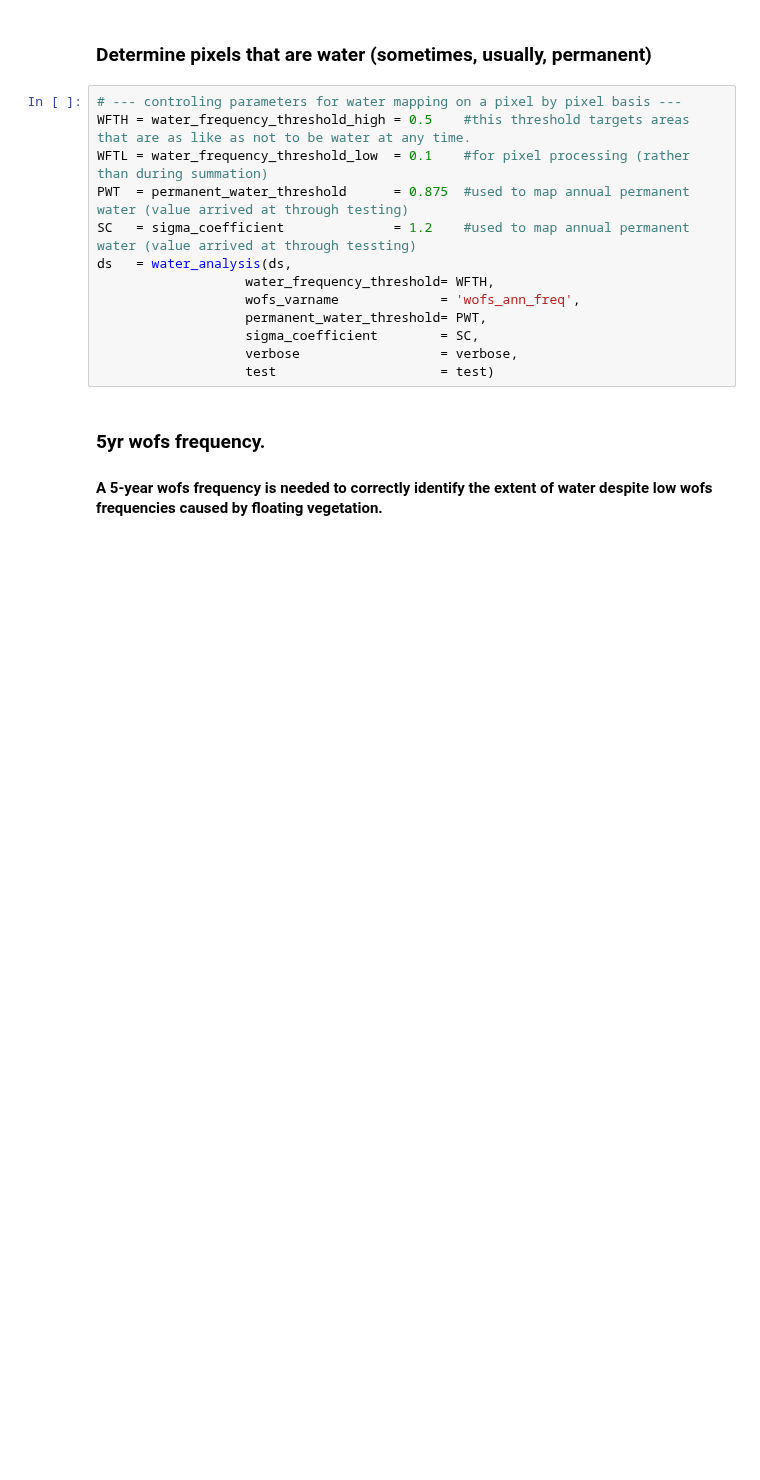
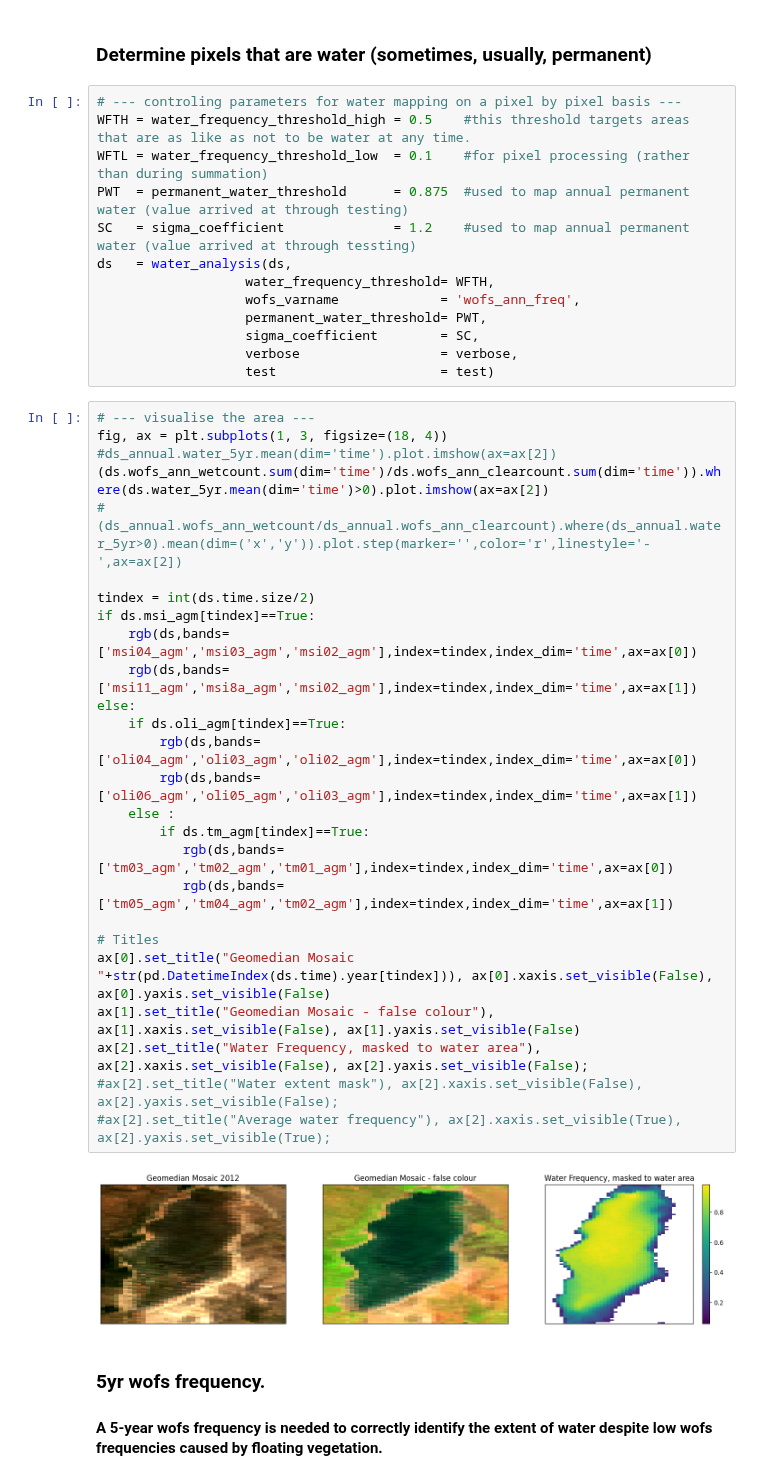
Before and after one commit to vikineema/deafrica_water_quality, a Jupyter notebook: WP1.2/WQ package 1.2.ipynb, the cells around one changed output. Drawn from its saved outputs; the diff is of its cells as text; blank space fills up the shorter version.

```diff
--- a/WP1.2/WQ package 1.2.ipynb
+++ b/WP1.2/WQ package 1.2.ipynb
@@ -138,6 +147,34 @@ ds   = water_analysis(ds,
                    sigma_coefficient        = SC,
                    verbose                  = verbose,
                    test                     = test)
+# %%
+# --- visualise the area ---
+fig, ax = plt.subplots(1, 3, figsize=(18, 4))
+#ds_annual.water_5yr.mean(dim='time').plot.imshow(ax=ax[2])
+(ds.wofs_ann_wetcount.sum(dim='time')/ds.wofs_ann_clearcount.sum(dim='time')).where(ds.water_5yr.mean(dim='time')>0).plot.imshow(ax=ax[2])
+#(ds_annual.wofs_ann_wetcount/ds_annual.wofs_ann_clearcount).where(ds_annual.water_5yr>0).mean(dim=('x','y')).plot.step(marker='',color='r',linestyle='-',ax=ax[2])
+
+tindex = int(ds.time.size/2)
+if ds.msi_agm[tindex]==True:
+    rgb(ds,bands=['msi04_agm','msi03_agm','msi02_agm'],index=tindex,index_dim='time',ax=ax[0])
+    rgb(ds,bands=['msi11_agm','msi8a_agm','msi02_agm'],index=tindex,index_dim='time',ax=ax[1])
+else:
+    if ds.oli_agm[tindex]==True:
+        rgb(ds,bands=['oli04_agm','oli03_agm','oli02_agm'],index=tindex,index_dim='time',ax=ax[0])
+        rgb(ds,bands=['oli06_agm','oli05_agm','oli03_agm'],index=tindex,index_dim='time',ax=ax[1])
+    else :
+        if ds.tm_agm[tindex]==True:
+           rgb(ds,bands=['tm03_agm','tm02_agm','tm01_agm'],index=tindex,index_dim='time',ax=ax[0])
+           rgb(ds,bands=['tm05_agm','tm04_agm','tm02_agm'],index=tindex,index_dim='time',ax=ax[1])
+
+# Titles
+ax[0].set_title("Geomedian Mosaic "+str(pd.DatetimeIndex(ds.time).year[tindex])), ax[0].xaxis.set_visible(False), ax[0].yaxis.set_visible(False)
+ax[1].set_title("Geomedian Mosaic - false colour"), ax[1].xaxis.set_visible(False), ax[1].yaxis.set_visible(False)
+ax[2].set_title("Water Frequency, masked to water area"), ax[2].xaxis.set_visible(False), ax[2].yaxis.set_visible(False);
+#ax[2].set_title("Water extent mask"), ax[2].xaxis.set_visible(False), ax[2].yaxis.set_visible(False);
+#ax[2].set_title("Average water frequency"), ax[2].xaxis.set_visible(True), ax[2].yaxis.set_visible(True);
+# %% [output]
+[figure, added]
 # %% [markdown]
 ### 5yr wofs frequency.
 #### A 5-year wofs frequency is needed to correctly identify the extent of water despite low wofs frequencies caused by floating vegetation.
```
Also changed, not shown: parts of 14 cells of this notebook.
